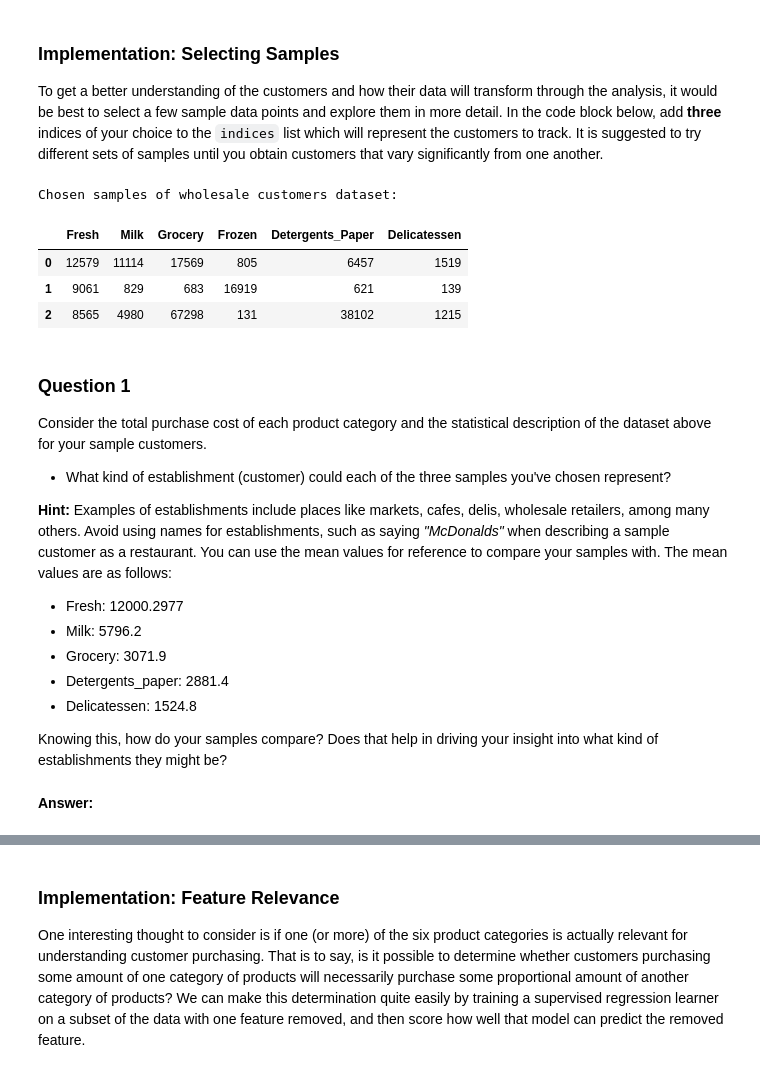
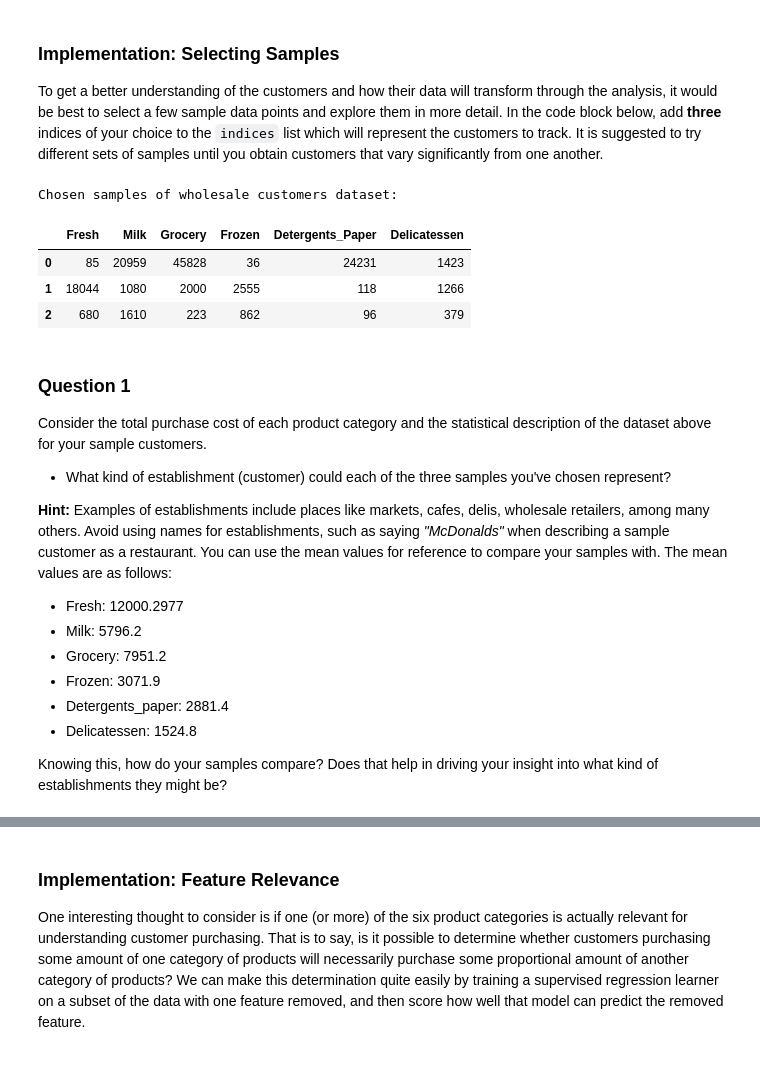
Before and after one commit to yuhow/udacity_nano_ML_course, a Jupyter notebook: customer_segments/customer_segments.ipynb, the cells around one changed output, grey strips where cells are left out. Cells and saved outputs as stored; diff of their text form; code cells hidden in the pictures.

```diff
--- a/customer_segments/customer_segments.ipynb
+++ b/customer_segments/customer_segments.ipynb
@@ -60,18 +60,18 @@ display(data.describe())
 To get a better understanding of the customers and how their data will transform through the analysis, it would be best to select a few sample data points and explore them in more detail. In the code block below, add **three** indices of your choice to the `indices` list which will represent the customers to track. It is suggested to try different sets of samples until you obtain customers that vary significantly from one another.
 # %%
 # TODO: Select three indices of your choice you wish to sample from the dataset
-indices = [111, 277, 333]
+indices = [65, 114, 275]
 
 # Create a DataFrame of the chosen samples
 samples = pd.DataFrame(data.loc[indices], columns = data.keys()).reset_index(drop = True)
 print "Chosen samples of wholesale customers dataset:"
 display(samples)
 # %% [output]
 Chosen samples of wholesale customers dataset:
 |  | Fresh | Milk | Grocery | Frozen | Detergents_Paper | Delicatessen |
-| 0 | 12579 | 11114 | 17569 | 805 | 6457 | 1519 |
-| 1 | 9061 | 829 | 683 | 16919 | 621 | 139 |
-| 2 | 8565 | 4980 | 67298 | 131 | 38102 | 1215 |
+| 0 | 85 | 20959 | 45828 | 36 | 24231 | 1423 |
+| 1 | 18044 | 1080 | 2000 | 2555 | 118 | 1266 |
+| 2 | 680 | 1610 | 223 | 862 | 96 | 379 |
 # %% [markdown]
 ### Question 1
 Consider the total purchase cost of each product category and the statistical description of the dataset above for your sample customers.
@@ -82,10 +82,9 @@ Consider the total purchase cost of each product category and the statistical de
 
 * Fresh: 12000.2977
 * Milk: 5796.2
-* Grocery: 3071.9
+* Grocery: 7951.2
+* Frozen: 3071.9
 * Detergents_paper: 2881.4
 * Delicatessen: 1524.8
 
 Knowing this, how do your samples compare? Does that help in driving your insight into what kind of establishments they might be?
-# %% [markdown]
-**Answer:**
```
Also changed, not shown: parts of 11 cells of this notebook.
